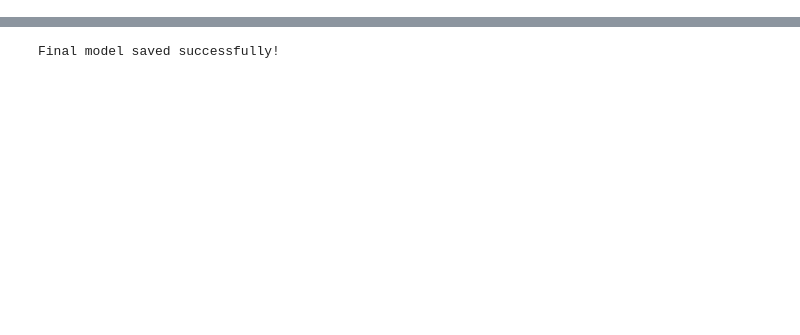
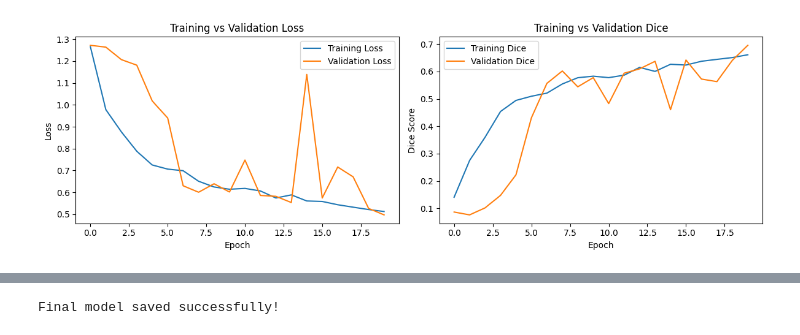
Before and after one commit to Siddhi-i/breast-ultrasound-attention-unet, a Jupyter notebook: breast_ultrasound_segmentation.ipynb, the cells around one changed output, grey strips where cells are left out. Saved outputs shown, nothing was run; the diff lists cells and outputs as text; code cells hidden in the pictures; blank space fills up the shorter version.

```diff
--- a/breast_ultrasound_segmentation.ipynb
+++ b/breast_ultrasound_segmentation.ipynb
@@ -853,0 +459,24 @@ Y_test: (63, 256, 256, 1)
+# %%
+def create_dataset(data):
+    images, masks = [], []
+
+    for sample in data:
+        images.append(
+            prepare_image(sample["image"])[..., np.newaxis]
+        )
+        masks.append(
+            prepare_mask(sample["label"])[..., np.newaxis]
+        )
+
+    return (
+        np.array(images, dtype=np.float32),
+        np.array(masks, dtype=np.float32)
+    )
+
+X_train, Y_train = create_dataset(train_data)
+X_val, Y_val = create_dataset(val_data)
+X_test, Y_test = create_dataset(test_data)
+
+print("Training:", X_train.shape, Y_train.shape)
+print("Validation:", X_val.shape, Y_val.shape)
+print("Testing:", X_test.shape, Y_test.shape)
@@ -853,0 +539,23 @@ Y_test: (63, 256, 256, 1)
+# %%
+fig, axes = plt.subplots(1, 2, figsize=(12, 4))
+
+# Training and validation loss
+axes[0].plot(history.history["loss"], label="Training Loss")
+axes[0].plot(history.history["val_loss"], label="Validation Loss")
+axes[0].set_title("Training vs Validation Loss")
+axes[0].set_xlabel("Epoch")
+axes[0].set_ylabel("Loss")
+axes[0].legend()
+
+# Training and validation Dice score
+axes[1].plot(history.history["dice_coefficient"], label="Training Dice")
+axes[1].plot(history.history["val_dice_coefficient"], label="Validation Dice")
+axes[1].set_title("Training vs Validation Dice")
+axes[1].set_xlabel("Epoch")
+axes[1].set_ylabel("Dice Score")
+axes[1].legend()
+
+plt.tight_layout()
+plt.show()
+# %% [output]
+[figure, added]
```
Also changed, not shown: parts of 78 cells of this notebook.
